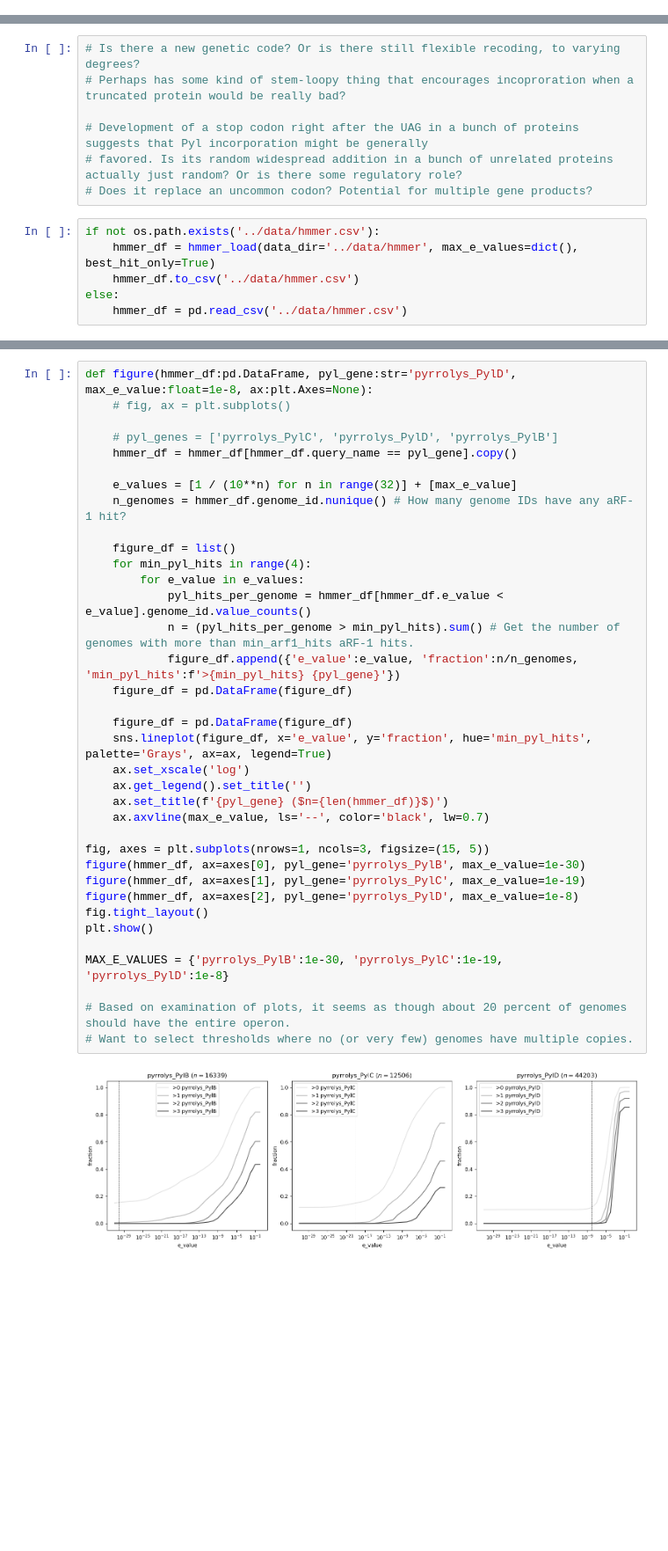
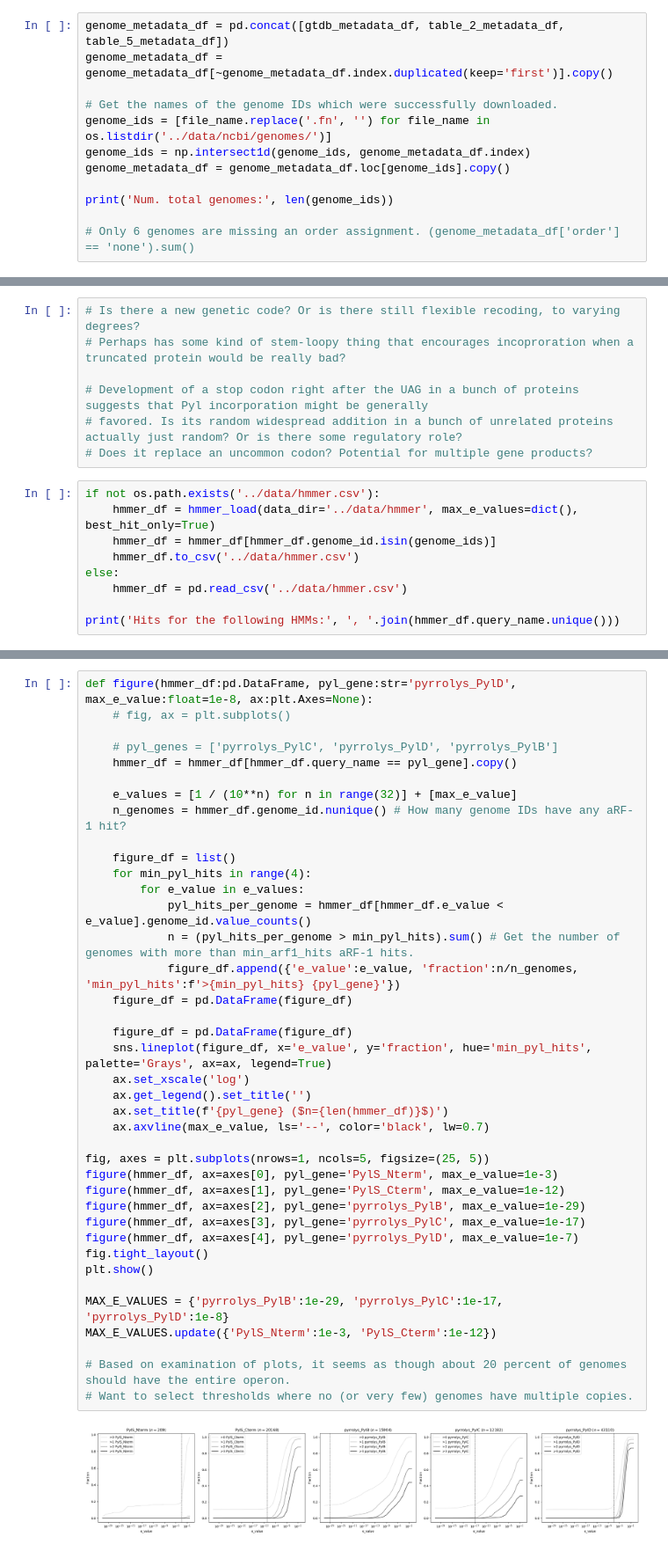
Before and after one commit to pipparichter/pyrrolysine, a Jupyter notebook: notebooks/sandbox.ipynb, the cells around one changed output, grey strips where cells are left out. Shown at 88% size. Saved outputs shown, nothing was run; the diff lists cells and outputs as text; blank space fills up the shorter version.

```diff
--- a/notebooks/sandbox.ipynb
+++ b/notebooks/sandbox.ipynb
@@ -65,0 +55,12 @@ print('Num. total genomes:', len(genome_ids))
+# %%
+genome_metadata_df = pd.concat([gtdb_metadata_df, table_2_metadata_df, table_5_metadata_df])
+genome_metadata_df = genome_metadata_df[~genome_metadata_df.index.duplicated(keep='first')].copy()
+
+# Get the names of the genome IDs which were successfully downloaded.
+genome_ids = [file_name.replace('.fn', '') for file_name in os.listdir('../data/ncbi/genomes/')]
+genome_ids = np.intersect1d(genome_ids, genome_metadata_df.index)
+genome_metadata_df = genome_metadata_df.loc[genome_ids].copy()
+
+print('Num. total genomes:', len(genome_ids))
+
+# Only 6 genomes are missing an order assignment. (genome_metadata_df['order'] == 'none').sum()
@@ -88,6 +91,9 @@ print('Num. total genomes:', len(genome_ids))
 # %%
 if not os.path.exists('../data/hmmer.csv'):
     hmmer_df = hmmer_load(data_dir='../data/hmmer', max_e_values=dict(), best_hit_only=True)
+    hmmer_df = hmmer_df[hmmer_df.genome_id.isin(genome_ids)]
     hmmer_df.to_csv('../data/hmmer.csv')
 else:
     hmmer_df = pd.read_csv('../data/hmmer.csv')
+
+print('Hits for the following HMMs:', ', '.join(hmmer_df.query_name.unique()))
@@ -122,39 +104,42 @@ def figure(hmmer_df:pd.DataFrame, pyl_gene:str='pyrrolys_PylD', max_e_value:floa
     # fig, ax = plt.subplots()
 
     # pyl_genes = ['pyrrolys_PylC', 'pyrrolys_PylD', 'pyrrolys_PylB']
     hmmer_df = hmmer_df[hmmer_df.query_name == pyl_gene].copy()
 
     e_values = [1 / (10**n) for n in range(32)] + [max_e_value]
     n_genomes = hmmer_df.genome_id.nunique() # How many genome IDs have any aRF-1 hit?
 
     figure_df = list()
     for min_pyl_hits in range(4):
         for e_value in e_values:
             pyl_hits_per_genome = hmmer_df[hmmer_df.e_value < e_value].genome_id.value_counts()
             n = (pyl_hits_per_genome > min_pyl_hits).sum() # Get the number of genomes with more than min_arf1_hits aRF-1 hits.
             figure_df.append({'e_value':e_value, 'fraction':n/n_genomes, 'min_pyl_hits':f'>{min_pyl_hits} {pyl_gene}'})
     figure_df = pd.DataFrame(figure_df)
 
     figure_df = pd.DataFrame(figure_df)
     sns.lineplot(figure_df, x='e_value', y='fraction', hue='min_pyl_hits', palette='Grays', ax=ax, legend=True)
     ax.set_xscale('log')
     ax.get_legend().set_title('')
     ax.set_title(f'{pyl_gene} ($n={len(hmmer_df)}$)')
     ax.axvline(max_e_value, ls='--', color='black', lw=0.7)
 
-fig, axes = plt.subplots(nrows=1, ncols=3, figsize=(15, 5))
-figure(hmmer_df, ax=axes[0], pyl_gene='pyrrolys_PylB', max_e_value=1e-30)
-figure(hmmer_df, ax=axes[1], pyl_gene='pyrrolys_PylC', max_e_value=1e-19)
-figure(hmmer_df, ax=axes[2], pyl_gene='pyrrolys_PylD', max_e_value=1e-8)
+fig, axes = plt.subplots(nrows=1, ncols=5, figsize=(25, 5))
+figure(hmmer_df, ax=axes[0], pyl_gene='PylS_Nterm', max_e_value=1e-3)
+figure(hmmer_df, ax=axes[1], pyl_gene='PylS_Cterm', max_e_value=1e-12)
+figure(hmmer_df, ax=axes[2], pyl_gene='pyrrolys_PylB', max_e_value=1e-29)
+figure(hmmer_df, ax=axes[3], pyl_gene='pyrrolys_PylC', max_e_value=1e-17)
+figure(hmmer_df, ax=axes[4], pyl_gene='pyrrolys_PylD', max_e_value=1e-7)
 fig.tight_layout()
 plt.show()
 
-MAX_E_VALUES = {'pyrrolys_PylB':1e-30, 'pyrrolys_PylC':1e-19, 'pyrrolys_PylD':1e-8}
+MAX_E_VALUES = {'pyrrolys_PylB':1e-29, 'pyrrolys_PylC':1e-17, 'pyrrolys_PylD':1e-8}
+MAX_E_VALUES.update({'PylS_Nterm':1e-3, 'PylS_Cterm':1e-12})
 
 # Based on examination of plots, it seems as though about 20 percent of genomes should have the entire operon.
 # Want to select thresholds where no (or very few) genomes have multiple copies.
 # %% [output]
-[figure, old version]
+[figure, new version]
 # %%
 def get_pyl_genome_ids(hmmer_df, max_e_values:float=MAX_E_VALUES, min_pyl_genes:list=['pyrrolys_PylC', 'pyrrolys_PylD', 'pyrrolys_PylB']):
     '''Return genome IDs which likely have Pyl machinery. This approach is similar to that in the Kivenson 2023 paper to identify
```
Also changed, not shown: parts of 28 cells of this notebook, 6 other files.
